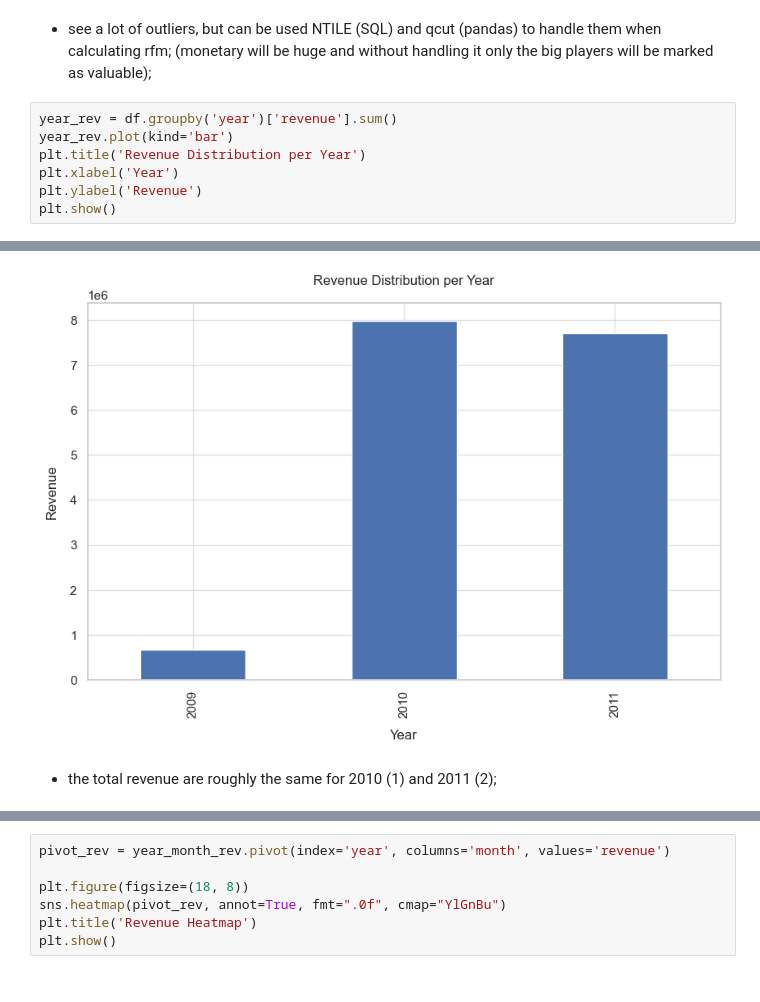
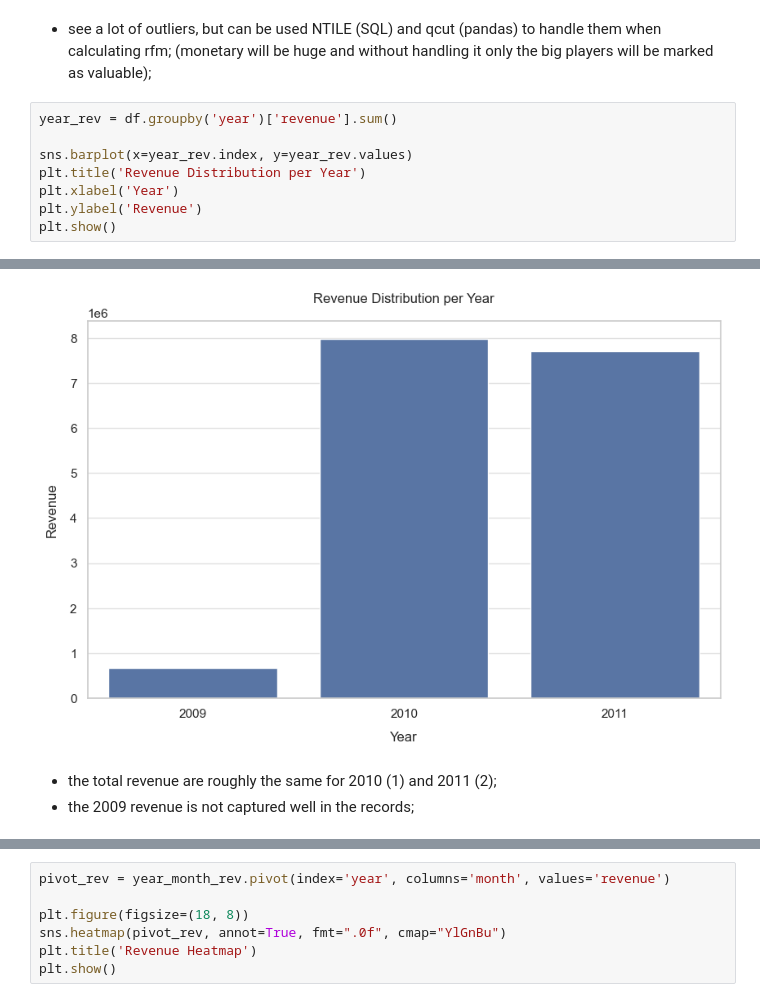
Before and after one commit to zxc0dev/customer-rfm-segmentation-dashboard, a Jupyter notebook: notebooks/01_ingestion_and_eda.ipynb, the cells around one changed output, grey strips where cells are left out. Saved outputs shown, nothing was run; the diff lists cells and outputs as text.

```diff
--- a/notebooks/01_ingestion_and_eda.ipynb
+++ b/notebooks/01_ingestion_and_eda.ipynb
@@ -528,7 +523,8 @@ plt.show()
 - see a lot of outliers, but can be used NTILE (SQL) and qcut (pandas) to handle them when calculating rfm; (monetary will be huge and without handling it only the big players will be marked as valuable);
 # %%
 year_rev = df.groupby('year')['revenue'].sum()
-year_rev.plot(kind='bar')
+
+sns.barplot(x=year_rev.index, y=year_rev.values)
 plt.title('Revenue Distribution per Year')
 plt.xlabel('Year')
 plt.ylabel('Revenue')
@@ -537,6 +535,7 @@ plt.show()
-[figure, old version]
+[figure, new version]
 # %% [markdown]
 - the total revenue are roughly the same for 2010 (1) and 2011 (2);
+- the 2009 revenue is not captured well in the records;
 # %%
 year_month_rev = df.groupby(['year','month'])['revenue'].sum().reset_index()
 year_month_rev['year_month'] = year_month_rev['year'].astype(str) + '-' + year_month_rev['month'].astype(str).str.zfill(2)
```
Also changed, not shown: parts of 8 cells of this notebook.
